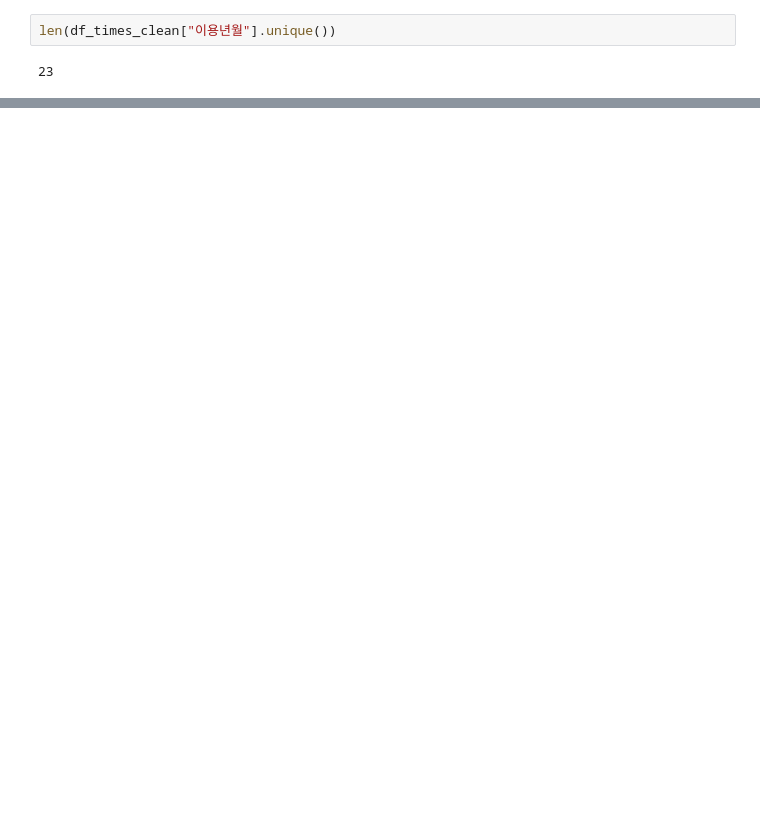
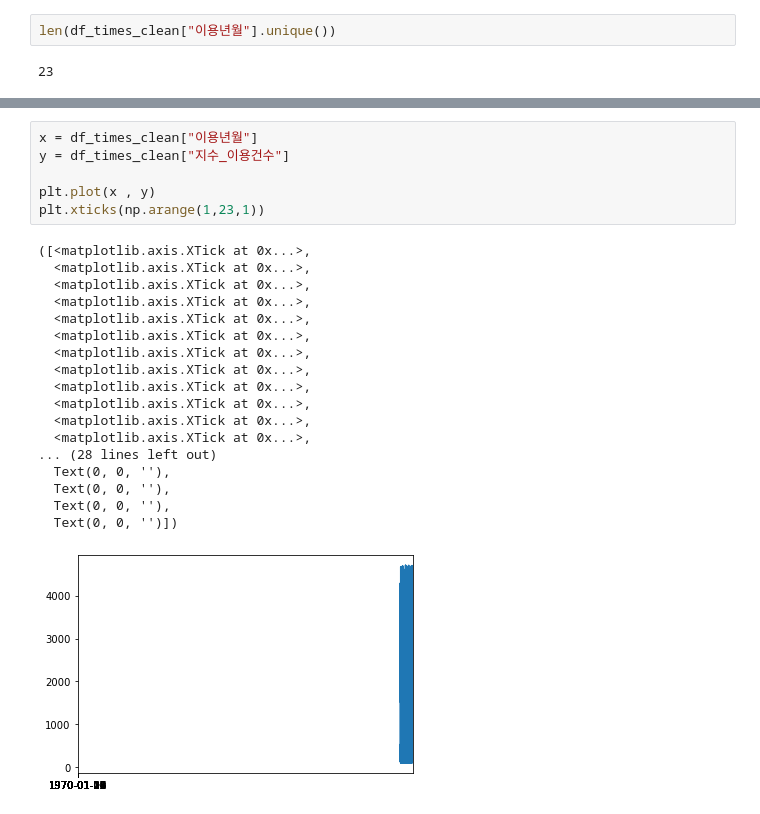
Before and after one commit to 05KBS23/CNU_Daily_study, a Jupyter notebook: python-basic/programmers/week5/EDA_Project2.ipynb, the cells around one changed output, grey strips where cells are left out. Saved outputs shown, nothing was run; the diff lists cells and outputs as text; blank space fills up the shorter version.

```diff
--- a/python-basic/programmers/week5/EDA_Project2.ipynb
+++ b/python-basic/programmers/week5/EDA_Project2.ipynb
@@ -359,0 +371,25 @@ len(df_times_clean["이용년월"].unique())
+# %%
+x = df_times_clean["이용년월"]
+y = df_times_clean["지수_이용건수"]
+
+plt.plot(x , y)
+plt.xticks(np.arange(1,23,1))
+# %% [output]
+([<matplotlib.axis.XTick at 0x...>,
+  <matplotlib.axis.XTick at 0x...>,
+  <matplotlib.axis.XTick at 0x...>,
+  <matplotlib.axis.XTick at 0x...>,
+  <matplotlib.axis.XTick at 0x...>,
+  <matplotlib.axis.XTick at 0x...>,
+  <matplotlib.axis.XTick at 0x...>,
+  <matplotlib.axis.XTick at 0x...>,
+  <matplotlib.axis.XTick at 0x...>,
+  <matplotlib.axis.XTick at 0x...>,
+  <matplotlib.axis.XTick at 0x...>,
+  <matplotlib.axis.XTick at 0x...>,
+... (28 lines left out)
+  Text(0, 0, ''),
+  Text(0, 0, ''),
+  Text(0, 0, ''),
+  Text(0, 0, '')])
+[figure, added]
```
Also changed, not shown: parts of 18 cells of this notebook.
